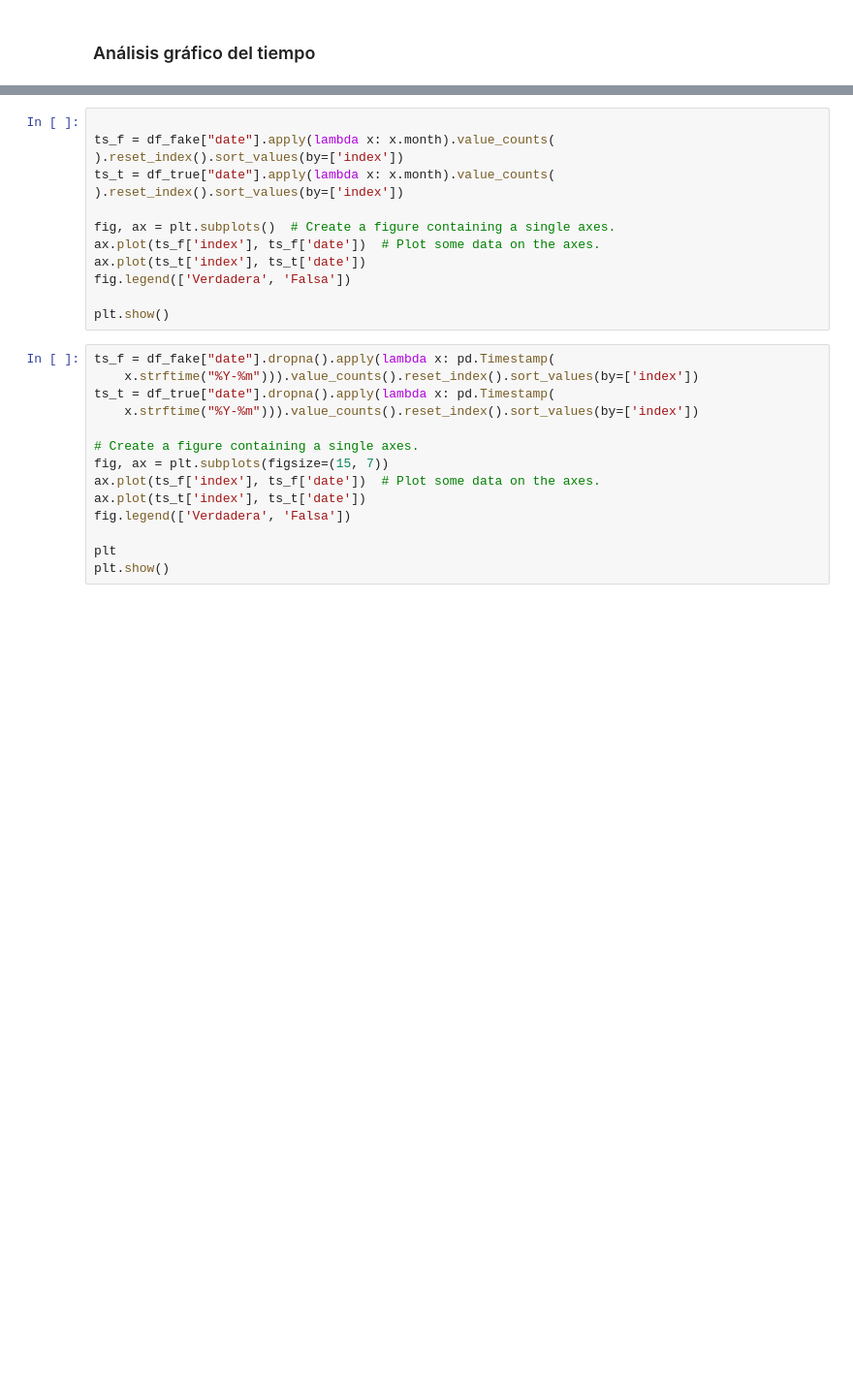
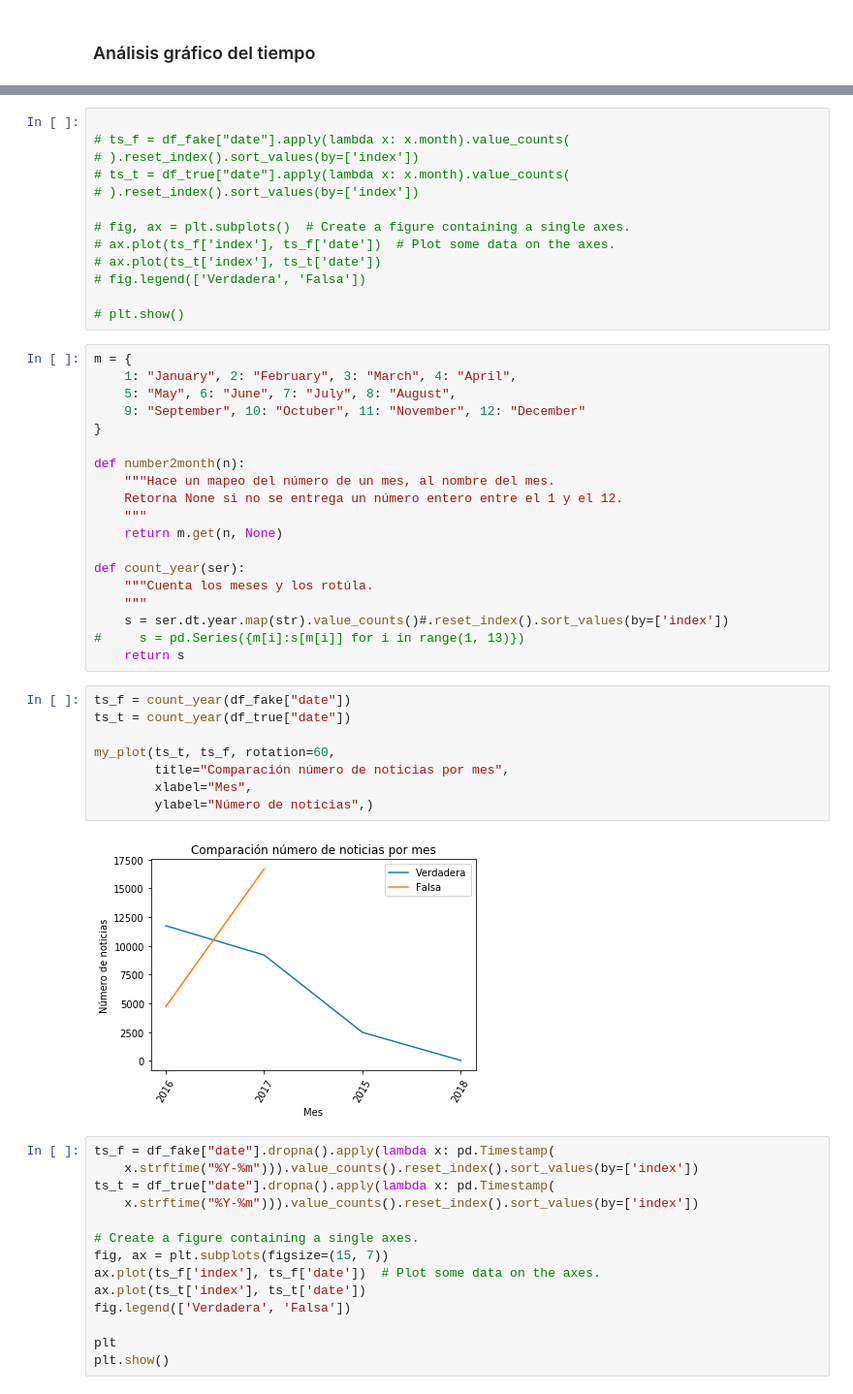
Before and after one commit to framunoz/Detector-Noticias-Falsas, a Jupyter notebook: codigo/01-Carga_de_datos.ipynb, the cells around one changed output, grey strips where cells are left out. Shown at 97% size. Saved outputs shown, nothing was run; the diff lists cells and outputs as text; blank space fills up the shorter version.

```diff
--- a/codigo/01-Carga_de_datos.ipynb
+++ b/codigo/01-Carga_de_datos.ipynb
@@ -306,16 +383,45 @@ my_plot(ts_t, ts_f, rotation=60,
 # %%
 
-ts_f = df_fake["date"].apply(lambda x: x.month).value_counts(
-).reset_index().sort_values(by=['index'])
-ts_t = df_true["date"].apply(lambda x: x.month).value_counts(
-).reset_index().sort_values(by=['index'])
+# ts_f = df_fake["date"].apply(lambda x: x.month).value_counts(
+# ).reset_index().sort_values(by=['index'])
+# ts_t = df_true["date"].apply(lambda x: x.month).value_counts(
+# ).reset_index().sort_values(by=['index'])
 
-fig, ax = plt.subplots()  # Create a figure containing a single axes.
-ax.plot(ts_f['index'], ts_f['date'])  # Plot some data on the axes.
-ax.plot(ts_t['index'], ts_t['date'])
-fig.legend(['Verdadera', 'Falsa'])
+# fig, ax = plt.subplots()  # Create a figure containing a single axes.
+# ax.plot(ts_f['index'], ts_f['date'])  # Plot some data on the axes.
+# ax.plot(ts_t['index'], ts_t['date'])
+# fig.legend(['Verdadera', 'Falsa'])
 
-plt.show()
+# plt.show()
+# %%
+m = {
+    1: "January", 2: "February", 3: "March", 4: "April",
+    5: "May", 6: "June", 7: "July", 8: "August",
+    9: "September", 10: "Octuber", 11: "November", 12: "December"
+}
+
+def number2month(n):
+    """Hace un mapeo del número de un mes, al nombre del mes.
+    Retorna None si no se entrega un número entero entre el 1 y el 12.
+    """
+    return m.get(n, None)
+
+def count_year(ser):
+    """Cuenta los meses y los rotúla.
+    """
+    s = ser.dt.year.map(str).value_counts()#.reset_index().sort_values(by=['index'])
+#     s = pd.Series({m[i]:s[m[i]] for i in range(1, 13)})
+    return s
+# %%
+ts_f = count_year(df_fake["date"])
+ts_t = count_year(df_true["date"])
+
+my_plot(ts_t, ts_f, rotation=60,
+        title="Comparación número de noticias por mes",
+        xlabel="Mes",
+        ylabel="Número de noticias",)
+# %% [output]
+[figure, added]
 # %%
 ts_f = df_fake["date"].dropna().apply(lambda x: pd.Timestamp(
     x.strftime("%Y-%m"))).value_counts().reset_index().sort_values(by=['index'])
```
Also changed, not shown: parts of 35 cells of this notebook.
